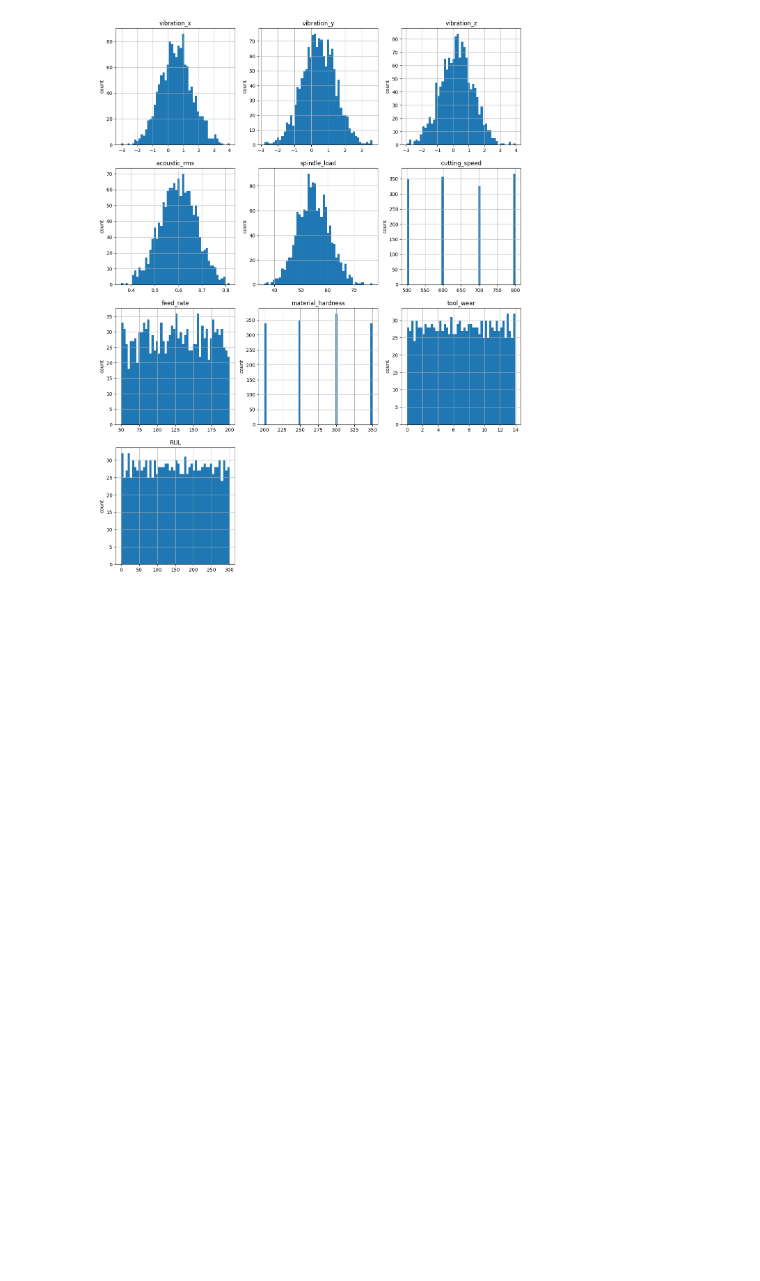
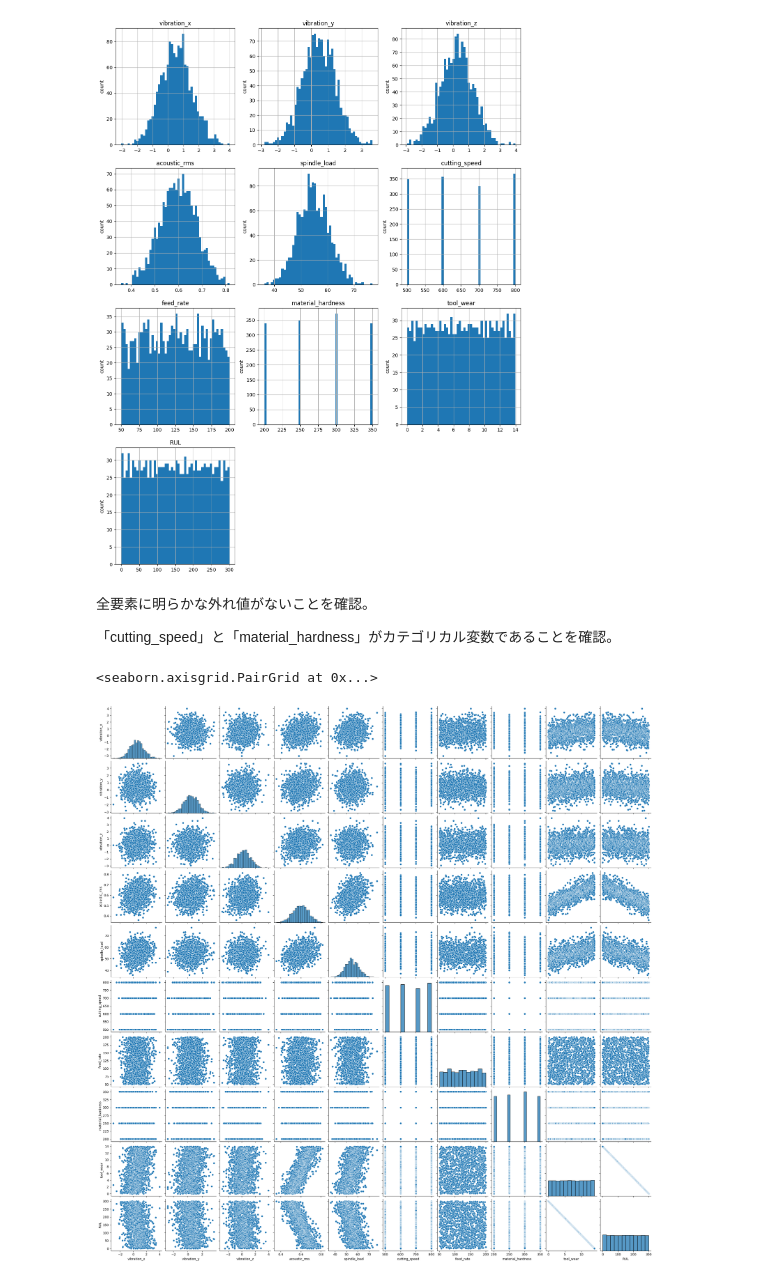
Before and after one commit to kenta-kawahata/manufacturing-data-analysis, a Jupyter notebook: notebooks/eda.ipynb, the cells around one changed output. Saved outputs shown, nothing was run; the diff lists cells and outputs as text; code cells hidden in the pictures; blank space fills up the shorter version.

Commit message:
Add correlation graphs

```diff
--- a/notebooks/eda.ipynb
+++ b/notebooks/eda.ipynb
@@ -67,3 +68,13 @@ for i,j in zip(range(1,11),df.columns):
     plt.ylabel('count')
 # %% [output]
 [figure]
+# %% [markdown]
+全要素に明らかな外れ値がないことを確認。
+
+「cutting_speed」と「material_hardness」がカテゴリカル変数であることを確認。
+# %%
+#Check the correlation matrix
+sns.pairplot(df)
+# %% [output]
+<seaborn.axisgrid.PairGrid at 0x...>
+[figure, added]
```
Also changed, not shown: parts of 6 cells of this notebook.
